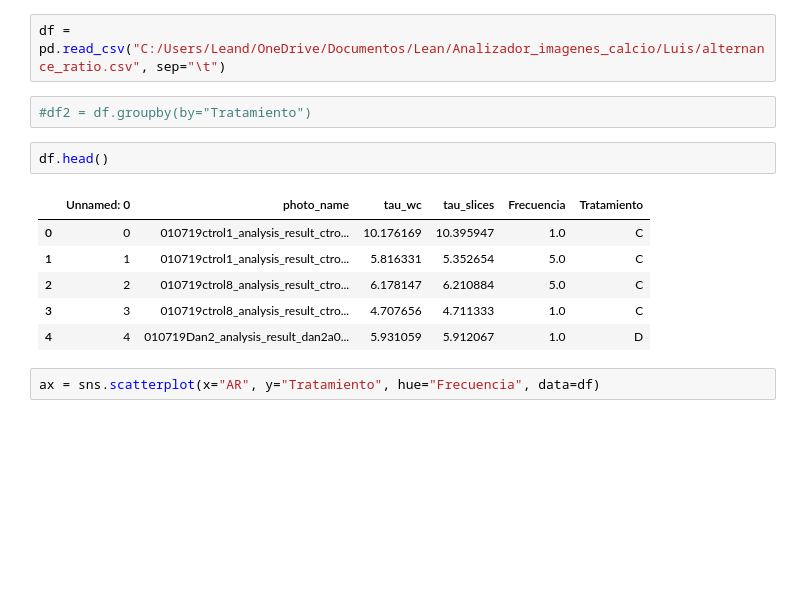
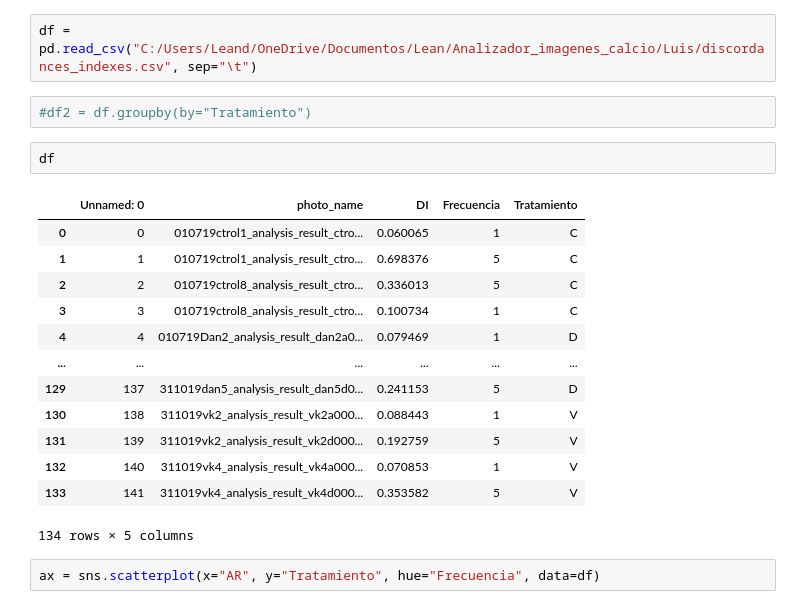
Before and after one commit to CardiAP/DesktopApp, a Jupyter notebook: discordances.ipynb, the cells around one changed output. Drawn from its saved outputs; the diff is of its cells as text; blank space fills up the shorter version.

Commit message:
new_photos_analysis

```diff
--- a/discordances.ipynb
+++ b/discordances.ipynb
@@ -2,18 +2,25 @@
 import pandas as pd
 import seaborn as sns
 # %%
-df = pd.read_csv("C:/Users/Leand/OneDrive/Documentos/Lean/Analizador_imagenes_calcio/Luis/alternance_ratio.csv", sep="\t")
+df = pd.read_csv("C:/Users/Leand/OneDrive/Documentos/Lean/Analizador_imagenes_calcio/Luis/discordances_indexes.csv", sep="\t")
 # %%
 #df2 = df.groupby(by="Tratamiento")
 # %%
-df.head()
+df
 # %% [output]
-|  | Unnamed: 0 | photo_name | tau_wc | tau_slices | Frecuencia | Tratamiento |
-| 0 | 0 | 010719ctrol1_analysis_result_ctro... | 10.176169 | 10.395947 | 1.0 | C |
-| 1 | 1 | 010719ctrol1_analysis_result_ctro... | 5.816331 | 5.352654 | 5.0 | C |
-| 2 | 2 | 010719ctrol8_analysis_result_ctro... | 6.178147 | 6.210884 | 5.0 | C |
-| 3 | 3 | 010719ctrol8_analysis_result_ctro... | 4.707656 | 4.711333 | 1.0 | C |
-| 4 | 4 | 010719Dan2_analysis_result_dan2a0... | 5.931059 | 5.912067 | 1.0 | D |
+|  | Unnamed: 0 | photo_name | DI | Frecuencia | Tratamiento |
+| 0 | 0 | 010719ctrol1_analysis_result_ctro... | 0.060065 | 1 | C |
+| 1 | 1 | 010719ctrol1_analysis_result_ctro... | 0.698376 | 5 | C |
+| 2 | 2 | 010719ctrol8_analysis_result_ctro... | 0.336013 | 5 | C |
+| 3 | 3 | 010719ctrol8_analysis_result_ctro... | 0.100734 | 1 | C |
+| 4 | 4 | 010719Dan2_analysis_result_dan2a0... | 0.079469 | 1 | D |
+| ... | ... | ... | ... | ... | ... |
+| 129 | 137 | 311019dan5_analysis_result_dan5d0... | 0.241153 | 5 | D |
+| 130 | 138 | 311019vk2_analysis_result_vk2a000... | 0.088443 | 1 | V |
+| 131 | 139 | 311019vk2_analysis_result_vk2d000... | 0.192759 | 5 | V |
+| 132 | 140 | 311019vk4_analysis_result_vk4a000... | 0.070853 | 1 | V |
+| 133 | 141 | 311019vk4_analysis_result_vk4d000... | 0.353582 | 5 | V |
+134 rows × 5 columns
 # %%
 ax = sns.scatterplot(x="AR", y="Tratamiento", hue="Frecuencia", data=df)
 # %% [output]
```
Also changed, not shown: parts of 2 cells of this notebook, 3 other files.
